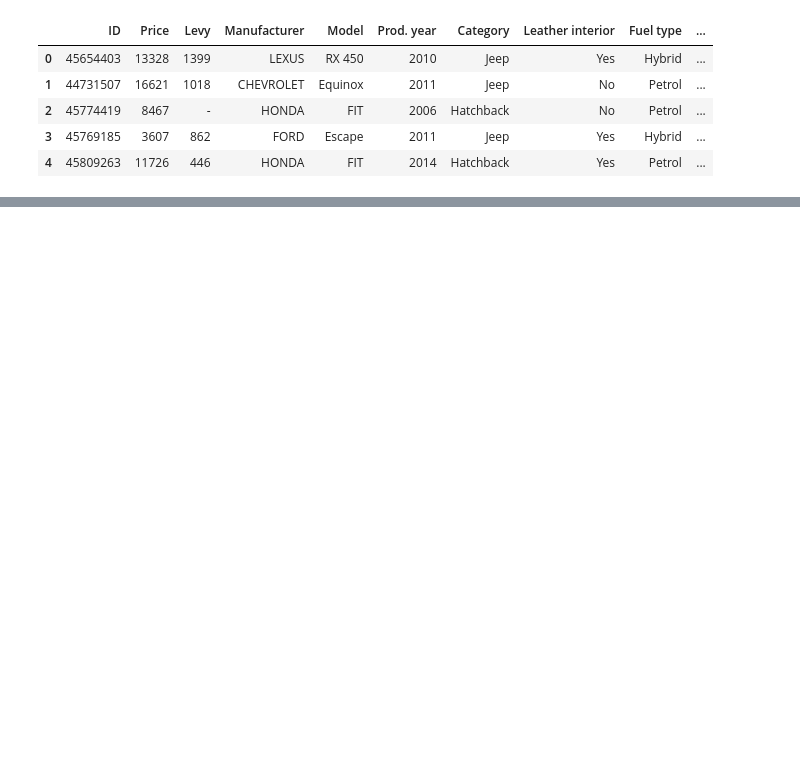
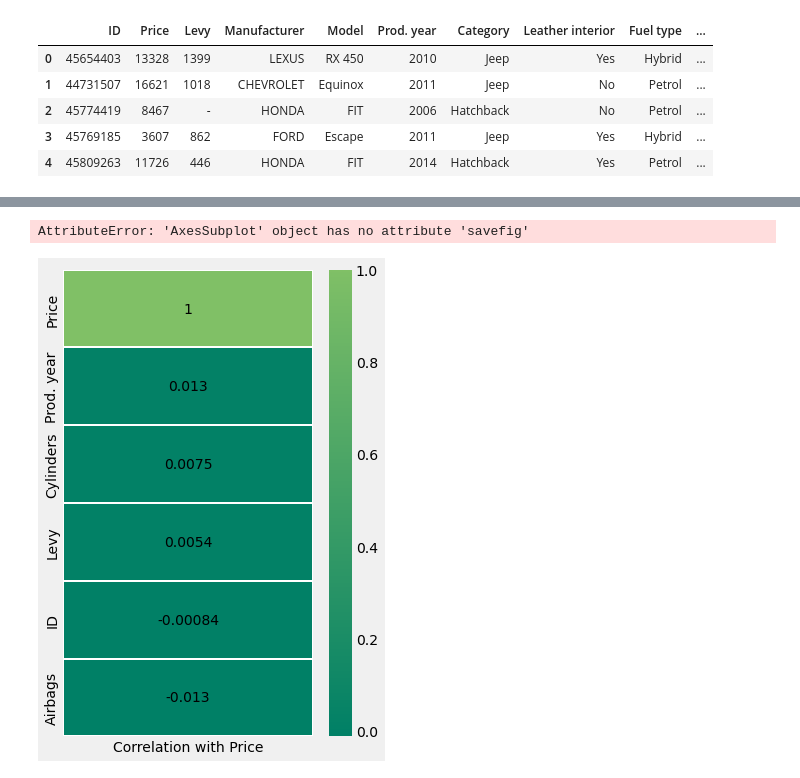
Before and after one commit to AgbajeAyomipo/Car-Price-Project, a Jupyter notebook: notebooks/script_.ipynb, the cells around one changed output, grey strips where cells are left out. Drawn from its saved outputs; the diff is of its cells as text; code cells hidden in the pictures; blank space fills up the shorter version.

```diff
--- a/notebooks/script_.ipynb
+++ b/notebooks/script_.ipynb
@@ -22,0 +129,14 @@ df_.head()
+# %%
+def int_conv(col_):
+    if col_ == '-':
+        return np.nan
+    else:
+        return int(col_)
+
+df_['Levy'] = df_['Levy'].apply(int_conv)
+# %%
+df_['Levy'] = df_['Levy'].fillna(value = df_['Levy'].mean())
+# %%
+corr_df = pd.DataFrame(data = df_.corrwith(df_['Price']), columns = ['Correlation with Price'])
+corr_df = corr_df.sort_values(by = corr_df.columns[0] ,ascending=False)
+corr_df
@@ -22,0 +151,7 @@ df_.head()
+# %%
+plt.figure(figsize = (5, 8))
+sns.heatmap(corr_df, cmap = 'summer', annot = True, center = True, annot_kws = {'color': 'black'}, linewidth = .3)
+plt.savefig('heatmap.png')
+# %% [output]
+AttributeError: 'AxesSubplot' object has no attribute 'savefig'
+[figure, added]
```
Also changed, not shown: parts of 57 cells of this notebook, 8 other files.
